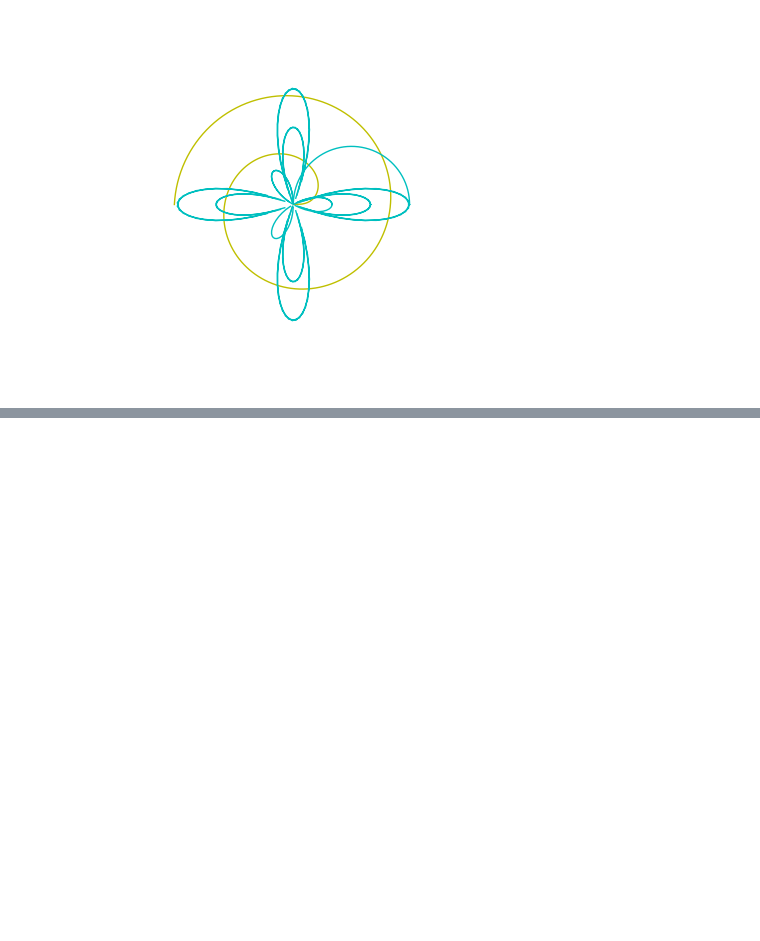
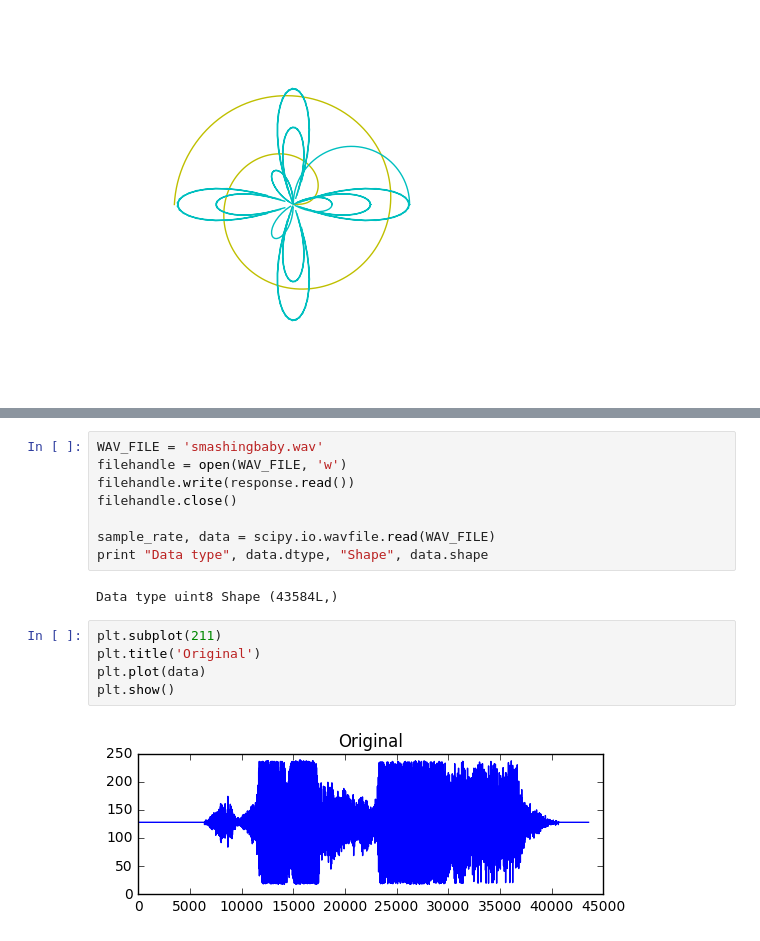
Before and after one commit to PiBingbin/Aggregatus, a Jupyter notebook: Miscellaneous/Numpy/chap 05.ipynb, the cells around one changed output, grey strips where cells are left out. Cells and saved outputs as stored; diff of their text form; blank space fills up the shorter version.

```diff
--- a/Miscellaneous/Numpy/chap 05.ipynb
+++ b/Miscellaneous/Numpy/chap 05.ipynb
@@ -128,0 +147,17 @@ plt.show()
+# %%
+WAV_FILE = 'smashingbaby.wav'
+filehandle = open(WAV_FILE, 'w')
+filehandle.write(response.read())
+filehandle.close()
+
+sample_rate, data = scipy.io.wavfile.read(WAV_FILE)
+print "Data type", data.dtype, "Shape", data.shape
+# %% [output]
+Data type uint8 Shape (43584L,)
+# %%
+plt.subplot(211)
+plt.title('Original')
+plt.plot(data)
+plt.show()
+# %% [output]
+[figure, added]
```
Also changed, not shown: parts of 4 cells of this notebook, 2 other files.
